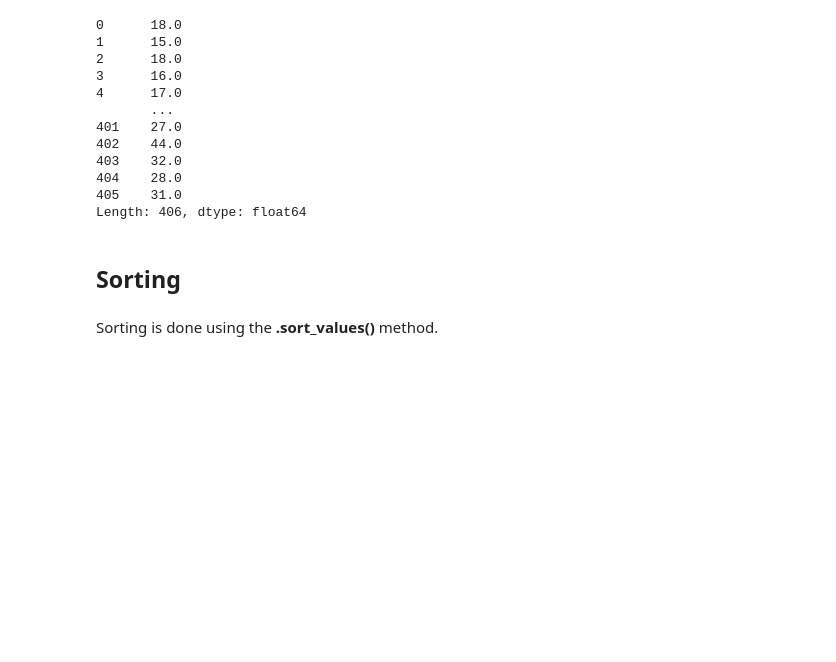
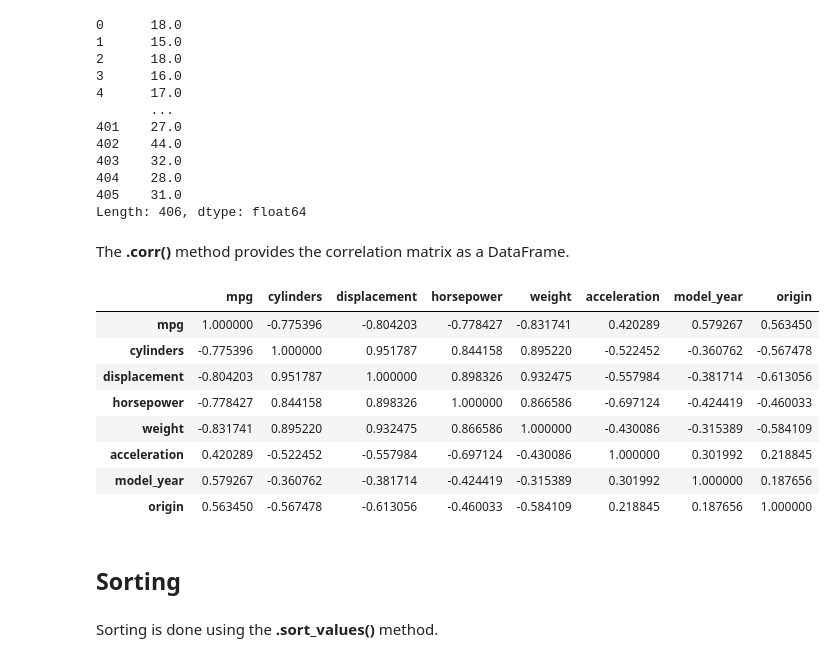
Before and after one commit to viquangly/Training-Materials, a Jupyter notebook: Pandas Tutorial.ipynb, the cells around one changed output. Drawn from its saved outputs; the diff is of its cells as text; code cells hidden in the pictures; blank space fills up the shorter version.

```diff
--- a/Pandas Tutorial.ipynb
+++ b/Pandas Tutorial.ipynb
@@ -373,8 +420,22 @@ mpg_df[['mpg', 'displacement', 'horsepower']].min(axis=1)
 404    28.0
 405    31.0
 Length: 406, dtype: float64
+# %% [markdown]
+The **.corr()** method provides the correlation matrix as a DataFrame.
+# %%
+mpg_df.corr()
+# %% [output]
+|  | mpg | cylinders | displacement | horsepower | weight | acceleration | model_year | origin |
+| mpg | 1.000000 | -0.775396 | -0.804203 | -0.778427 | -0.831741 | 0.420289 | 0.579267 | 0.563450 |
+| cylinders | -0.775396 | 1.000000 | 0.951787 | 0.844158 | 0.895220 | -0.522452 | -0.360762 | -0.567478 |
+| displacement | -0.804203 | 0.951787 | 1.000000 | 0.898326 | 0.932475 | -0.557984 | -0.381714 | -0.613056 |
+| horsepower | -0.778427 | 0.844158 | 0.898326 | 1.000000 | 0.866586 | -0.697124 | -0.424419 | -0.460033 |
+| weight | -0.831741 | 0.895220 | 0.932475 | 0.866586 | 1.000000 | -0.430086 | -0.315389 | -0.584109 |
+| acceleration | 0.420289 | -0.522452 | -0.557984 | -0.697124 | -0.430086 | 1.000000 | 0.301992 | 0.218845 |
+| model_year | 0.579267 | -0.360762 | -0.381714 | -0.424419 | -0.315389 | 0.301992 | 1.000000 | 0.187656 |
+| origin | 0.563450 | -0.567478 | -0.613056 | -0.460033 | -0.584109 | 0.218845 | 0.187656 | 1.000000 |
 # %% [markdown]
-## Sorting
+## Sorting<a name="sort"><a/>
 # %% [markdown]
 Sorting is done using the **.sort_values()** method.
 # %%
```
Also changed, not shown: parts of 144 cells of this notebook.
